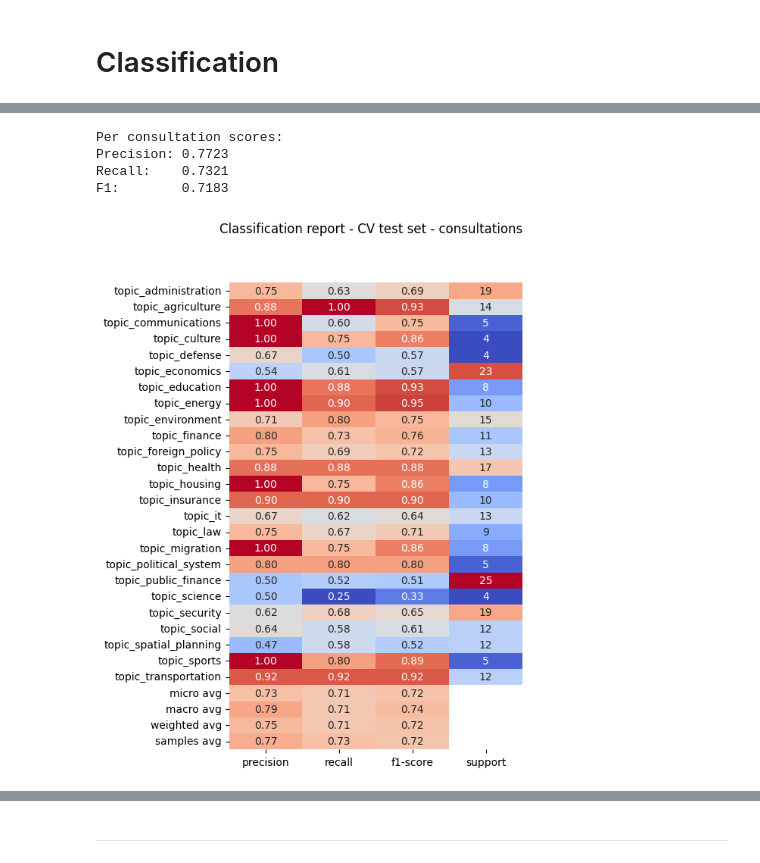
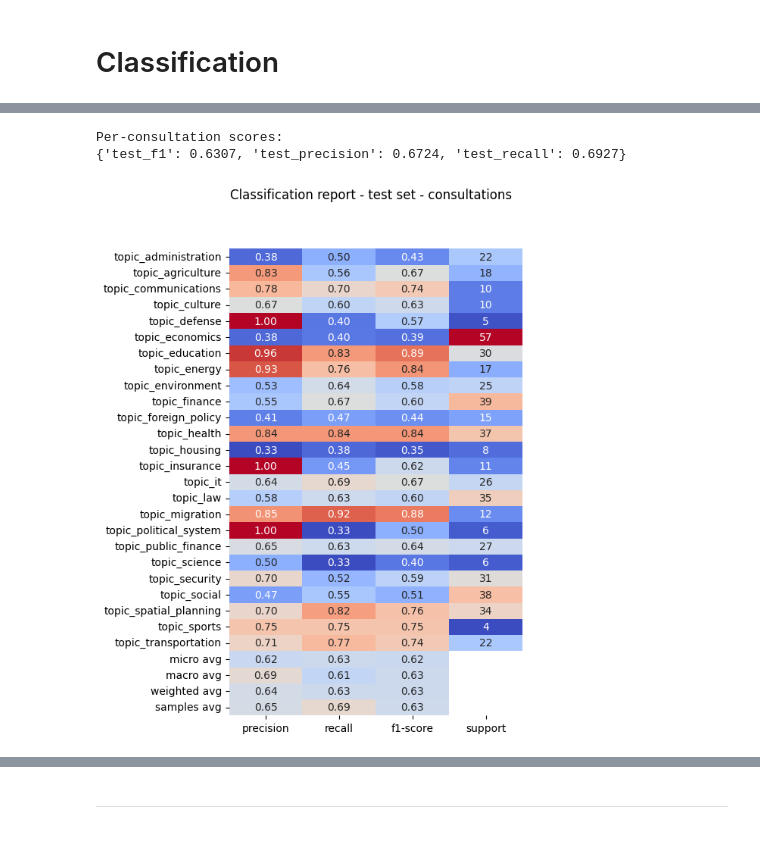
Before and after one commit to Demokratis-ch/demokratis-ml, a Jupyter notebook: research/consultation_topics/VM_document_topic_classifier.ipynb, the cells around one changed output, grey strips where cells are left out. Drawn from its saved outputs; the diff is of its cells as text; code cells hidden in the pictures.

Commit message:
Update the consultation topics notebook to match the latest code and data

```diff
--- a/research/consultation_topics/VM_document_topic_classifier.ipynb
+++ b/research/consultation_topics/VM_document_topic_classifier.ipynb
@@ -179,0 +133,3 @@ Name: count, dtype: int64
+# %%
+df_embeddings = pd.read_parquet(EMBEDDINGS_DATA_FILE)
+df_embeddings
@@ -255,7 +235,9 @@ splitter = stratified_group_split.MultilabelStratifiedGroupShuffleSplit(
     random_state=RANDOM_STATE,
 )
 
-train_index, test_index = next(splitter.split(df_input, df_input[topic_columns], groups=df_input["consultation_id"]))
+train_index, test_index = next(
+    splitter.split(df_input, df_input[topic_columns], groups=df_input["consultation_identifier"])
+)
 # %%
 df_input_train = df_input.iloc[train_index]
 df_input_test = df_input.iloc[test_index]
@@ -399,0 +487,4 @@ scores_docs
+# %%
+classifier_test = create_classifier(RANDOM_STATE)
+classifier_test.fit(X_train, y_train)
+;
@@ -475,32 +501,37 @@ consultations: predictions (112, 25)
+# %%
+y_test_predicted_docs = classifier_test.predict(X_test)
+
+y_test_true_consultations = data_transformations.group_document_labels_by_consultation(
+    consultation_identifiers=df_input_test["consultation_identifier"],
+    label_names=topic_columns,
+    doc_labels=y_test.values,
+)
+y_test_predicted_consultations = data_transformations.group_document_labels_by_consultation(
+    consultation_identifiers=df_input_test["consultation_identifier"],
+    label_names=topic_columns,
+    doc_labels=y_test_predicted_docs,
+)
 # %%
 precision, recall, f1, _ = sklearn.metrics.precision_recall_fscore_support(
-    cv_test_ground_truth_consultations,
-    cv_test_predictions_consultations,
+    y_test_true_consultations,
+    y_test_predicted_consultations,
     average="samples",
+    zero_division=np.nan,
 )
-scores_consultations = {
-    "test_precision": precision,
-    "test_recall": recall,
-    "test_f1": f1,
-}
-mlflow.log_metrics(scores_consultations)
-print("Per consultation scores:")
-print(f"Precision: {scores_consultations['test_precision']:.4f}")
-print(f"Recall:    {scores_consultations['test_recall']:.4f}")
-print(f"F1:        {scores_consultations['test_f1']:.4f}")
+scores_consultations = {"test_precision": precision, "test_recall": recall, "test_f1": f1}
+print("Per-consultation scores:")
+utils.log_metrics(**scores_consultations)
 # %% [output]
-Per consultation scores:
-Precision: 0.7723
-Recall:    0.7321
-F1:        0.7183
+Per-consultation scores:
+{'test_f1': 0.6307, 'test_precision': 0.6724, 'test_recall': 0.6927}
 # %%
 fig = plotting.plot_classification_report_heatmap(
-    cv_test_ground_truth_consultations.values,
-    cv_test_predictions_consultations.values,
+    y_test_true_consultations,
+    y_test_predicted_consultations,
     target_names=topic_columns,
 )
-fig.suptitle("Classification report - CV test set - consultations")
-mlflow.log_figure(fig, "classification_report_heatmap_cv_test.png")
-fig
+fig.suptitle("Classification report - test set - consultations")
+mlflow.log_figure(fig, "test_classification_report_consultations.png")
+display(fig)
 # %% [output]
-[figure, old version]
+[figure, new version]
```
Also changed, not shown: parts of 60 cells of this notebook.
